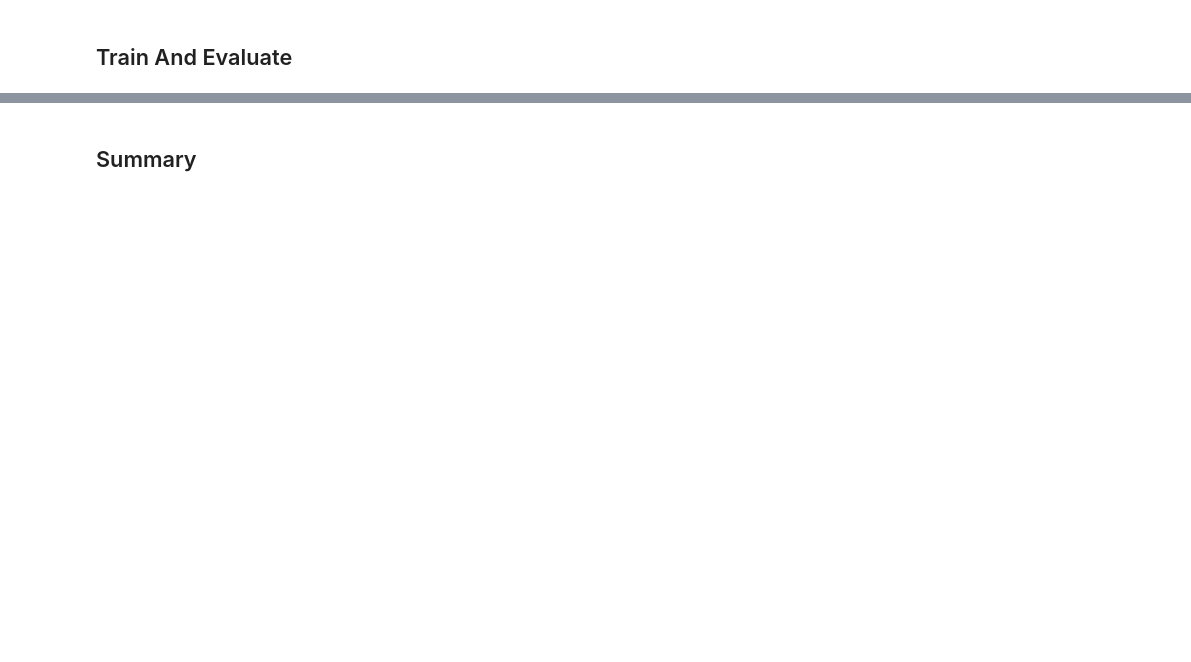
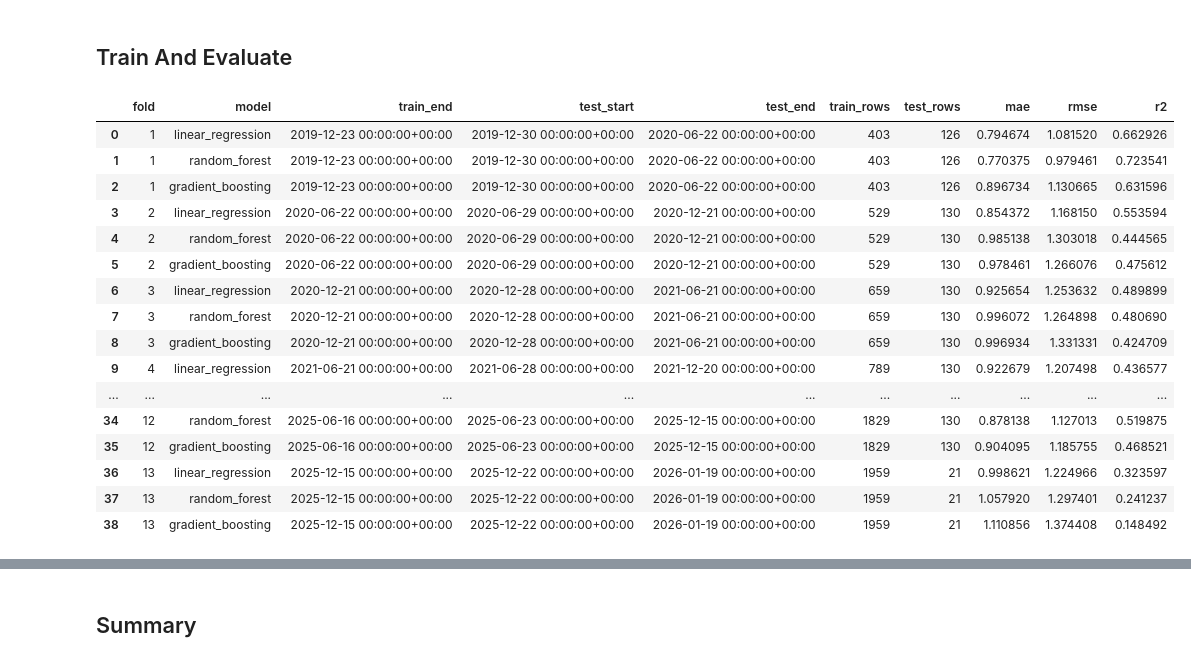
Before and after one commit to Jshuuuuuuu/SeismoGuard, a Jupyter notebook: notebook/03_modeling.ipynb, the cells around one changed output, grey strips where cells are left out. Cells and saved outputs as stored; diff of their text form; code cells hidden in the pictures; blank space fills up the shorter version.

Commit message:
Changed model better output

```diff
--- a/notebook/03_modeling.ipynb
+++ b/notebook/03_modeling.ipynb
@@ -83,0 +121,22 @@ X.isna().sum().sort_values(ascending=False)
+# %%
+def add_modeling_features(X):
+    X_aug = X.copy()
+
+    missing_indicators = X_aug.isna().astype(int)
+    missing_indicators.columns = [f'{col}_missing' for col in missing_indicators.columns]
+
+    provinces = X_aug.index.get_level_values('province')
+    province_dummies = pd.get_dummies(provinces, prefix='province', dtype=int)
+    province_dummies.index = X_aug.index
+
+    return pd.concat([X_aug, missing_indicators, province_dummies], axis=1)
+
+
+X_model = add_modeling_features(X)
+X_model.to_pickle(output_dir / 'feature_matrix_X_model_enhanced.pkl')
+X_model.to_csv(output_dir / 'feature_matrix_X_model_enhanced.csv')
+
+print('Raw X shape:', X.shape)
+print('Enhanced X shape:', X_model.shape)
+print('Added columns:', X_model.shape[1] - X.shape[1])
+X_model.columns.tolist()
@@ -114,5 +197,5 @@ def make_walk_forward_splits(X, min_train_weeks=104, test_weeks=26):
 
     return splits
 
-splits = make_walk_forward_splits(X)
+splits = make_walk_forward_splits(X_model)
 len(splits), [(s[2], s[3], s[4]) for s in splits]
@@ -120,6 +221,7 @@ len(splits), [(s[2], s[3], s[4]) for s in splits]
 ## Train And Evaluate
 # %%
 models = {
+    'linear_regression': LinearRegression(),
     'random_forest': RandomForestRegressor(
         n_estimators=400,
         min_samples_leaf=3,
@@ -137,9 +239,10 @@ models = {
 
 metrics = []
 prediction_frames = []
+importance_frames = []
 
 for fold, (train_mask, test_mask, train_end, test_start, test_end) in enumerate(splits, start=1):
-    X_train, X_test = X.loc[train_mask], X.loc[test_mask]
+    X_train, X_test = X_model.loc[train_mask], X_model.loc[test_mask]
     y_train, y_test = y.loc[train_mask], y.loc[test_mask]
 
     for model_name, model in models.items():
@@ -150,30 +253,62 @@ for fold, (train_mask, test_mask, train_end, test_start, test_end) in enumerate(
         pipe.fit(X_train, y_train)
         preds = pipe.predict(X_test)
 
         metrics.append({
             'fold': fold,
             'model': model_name,
             'train_end': train_end,
             'test_start': test_start,
             'test_end': test_end,
             'train_rows': len(X_train),
             'test_rows': len(X_test),
             'mae': mean_absolute_error(y_test, preds),
             'rmse': np.sqrt(mean_squared_error(y_test, preds)),
             'r2': r2_score(y_test, preds),
         })
 
+        fitted_model = pipe.named_steps['model']
+        if hasattr(fitted_model, 'feature_importances_'):
+            importance_frames.append(pd.DataFrame({
+                'fold': fold,
+                'model': model_name,
+                'feature': X_model.columns,
+                'importance': fitted_model.feature_importances_,
+            }))
+
         fold_preds = X_test.reset_index()[['province', 'forecast_date']].copy()
         fold_preds['fold'] = fold
         fold_preds['model'] = model_name
         fold_preds['actual'] = y_test.to_numpy()
         fold_preds['prediction'] = preds
         prediction_frames.append(fold_preds)
 
 metrics_df = pd.DataFrame(metrics)
 predictions_df = pd.concat(prediction_frames, ignore_index=True)
+feature_importances_df = pd.concat(importance_frames, ignore_index=True)
 
 metrics_df.to_csv(output_dir / 'walk_forward_metrics.csv', index=False)
+metrics_df.to_csv(output_dir / 'walk_forward_metrics_enhanced.csv', index=False)
 predictions_df.to_csv(output_dir / 'walk_forward_predictions.csv', index=False)
+predictions_df.to_csv(output_dir / 'walk_forward_predictions_enhanced.csv', index=False)
+feature_importances_df.to_csv(output_dir / 'feature_importances_by_fold.csv', index=False)
+feature_importances_df.to_csv(output_dir / 'feature_importances_by_fold_enhanced.csv', index=False)
 
 metrics_df
+# %% [output]
+|  | fold | model | train_end | test_start | test_end | train_rows | test_rows | mae | rmse | r2 |
+| 0 | 1 | linear_regression | 2019-12-23 00:00:00+00:00 | 2019-12-30 00:00:00+00:00 | 2020-06-22 00:00:00+00:00 | 403 | 126 | 0.794674 | 1.081520 | 0.662926 |
+| 1 | 1 | random_forest | 2019-12-23 00:00:00+00:00 | 2019-12-30 00:00:00+00:00 | 2020-06-22 00:00:00+00:00 | 403 | 126 | 0.770375 | 0.979461 | 0.723541 |
+| 2 | 1 | gradient_boosting | 2019-12-23 00:00:00+00:00 | 2019-12-30 00:00:00+00:00 | 2020-06-22 00:00:00+00:00 | 403 | 126 | 0.896734 | 1.130665 | 0.631596 |
+| 3 | 2 | linear_regression | 2020-06-22 00:00:00+00:00 | 2020-06-29 00:00:00+00:00 | 2020-12-21 00:00:00+00:00 | 529 | 130 | 0.854372 | 1.168150 | 0.553594 |
+| 4 | 2 | random_forest | 2020-06-22 00:00:00+00:00 | 2020-06-29 00:00:00+00:00 | 2020-12-21 00:00:00+00:00 | 529 | 130 | 0.985138 | 1.303018 | 0.444565 |
+| 5 | 2 | gradient_boosting | 2020-06-22 00:00:00+00:00 | 2020-06-29 00:00:00+00:00 | 2020-12-21 00:00:00+00:00 | 529 | 130 | 0.978461 | 1.266076 | 0.475612 |
+| 6 | 3 | linear_regression | 2020-12-21 00:00:00+00:00 | 2020-12-28 00:00:00+00:00 | 2021-06-21 00:00:00+00:00 | 659 | 130 | 0.925654 | 1.253632 | 0.489899 |
+| 7 | 3 | random_forest | 2020-12-21 00:00:00+00:00 | 2020-12-28 00:00:00+00:00 | 2021-06-21 00:00:00+00:00 | 659 | 130 | 0.996072 | 1.264898 | 0.480690 |
+| 8 | 3 | gradient_boosting | 2020-12-21 00:00:00+00:00 | 2020-12-28 00:00:00+00:00 | 2021-06-21 00:00:00+00:00 | 659 | 130 | 0.996934 | 1.331331 | 0.424709 |
+| 9 | 4 | linear_regression | 2021-06-21 00:00:00+00:00 | 2021-06-28 00:00:00+00:00 | 2021-12-20 00:00:00+00:00 | 789 | 130 | 0.922679 | 1.207498 | 0.436577 |
+| ... | ... | ... | ... | ... | ... | ... | ... | ... | ... | ... |
+| 34 | 12 | random_forest | 2025-06-16 00:00:00+00:00 | 2025-06-23 00:00:00+00:00 | 2025-12-15 00:00:00+00:00 | 1829 | 130 | 0.878138 | 1.127013 | 0.519875 |
+| 35 | 12 | gradient_boosting | 2025-06-16 00:00:00+00:00 | 2025-06-23 00:00:00+00:00 | 2025-12-15 00:00:00+00:00 | 1829 | 130 | 0.904095 | 1.185755 | 0.468521 |
+| 36 | 13 | linear_regression | 2025-12-15 00:00:00+00:00 | 2025-12-22 00:00:00+00:00 | 2026-01-19 00:00:00+00:00 | 1959 | 21 | 0.998621 | 1.224966 | 0.323597 |
+| 37 | 13 | random_forest | 2025-12-15 00:00:00+00:00 | 2025-12-22 00:00:00+00:00 | 2026-01-19 00:00:00+00:00 | 1959 | 21 | 1.057920 | 1.297401 | 0.241237 |
+| 38 | 13 | gradient_boosting | 2025-12-15 00:00:00+00:00 | 2025-12-22 00:00:00+00:00 | 2026-01-19 00:00:00+00:00 | 1959 | 21 | 1.110856 | 1.374408 | 0.148492 |
```
Also changed, not shown: parts of 11 cells of this notebook, 12 other files.
